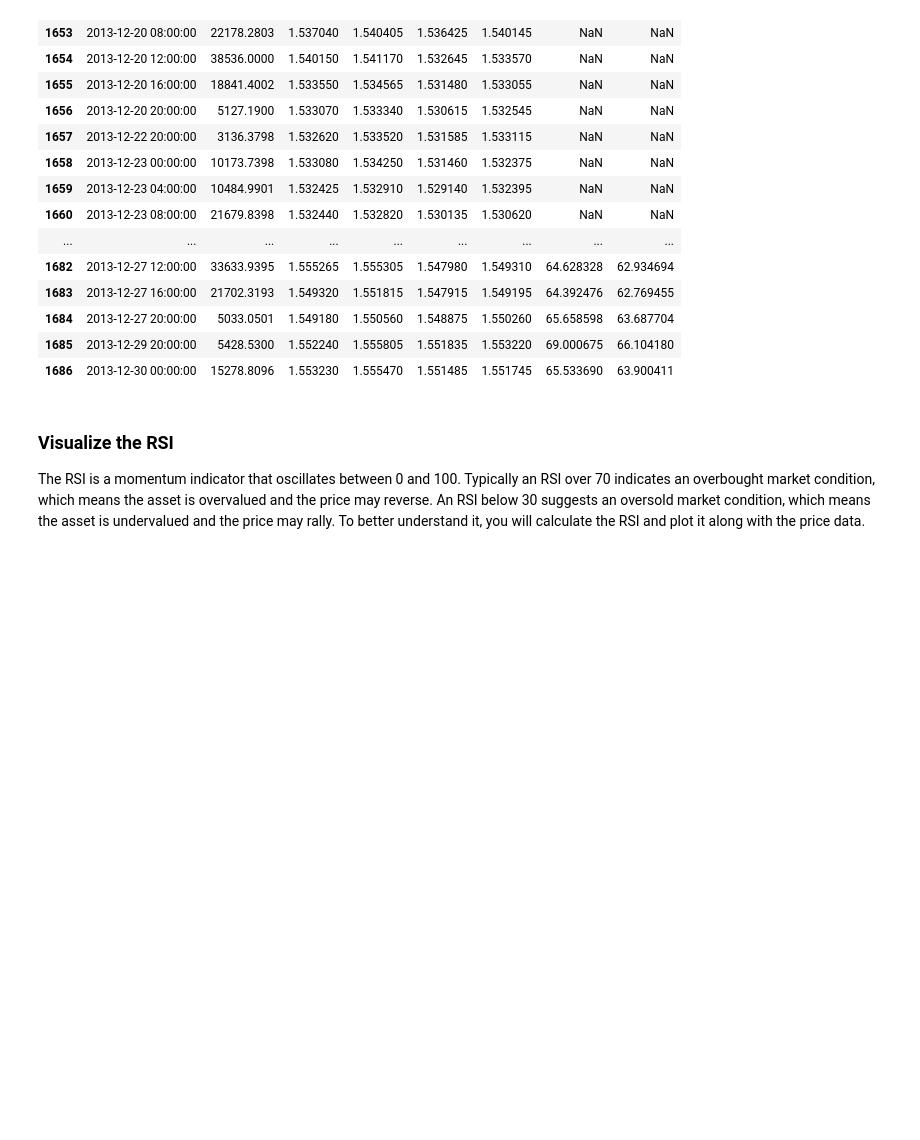
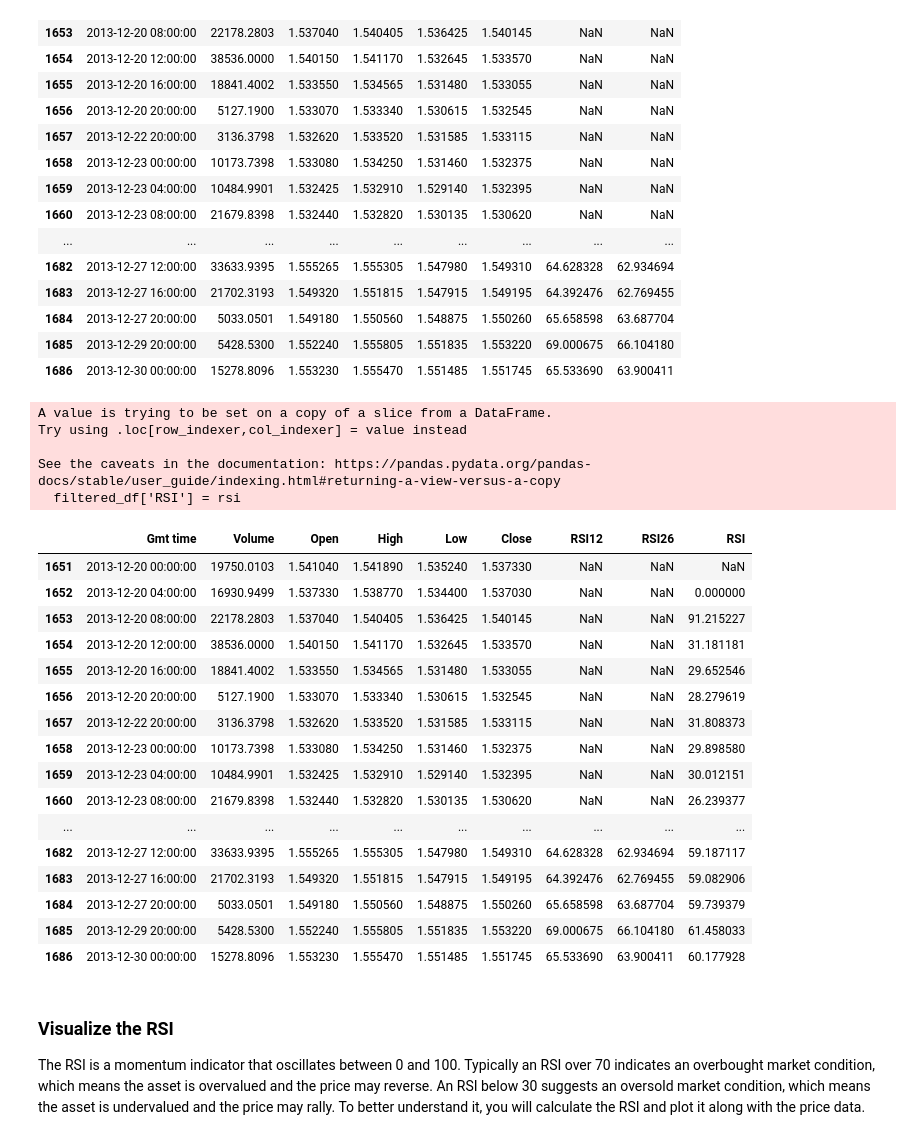
Before and after one commit to gplinkage/Data-Science-ML-AI, a Jupyter notebook: Projects/BDS35_27SEP_Stock_Projecct.ipynb, the cells around one changed output. Saved outputs shown, nothing was run; the diff lists cells and outputs as text; code cells hidden in the pictures; blank space fills up the shorter version.

```diff
--- a/Projects/BDS35_27SEP_Stock_Projecct.ipynb
+++ b/Projects/BDS35_27SEP_Stock_Projecct.ipynb
@@ -335,6 +335,32 @@ See the caveats in the documentation: https://pandas.pydata.org/pandas-docs/stab
 | 1684 | 2013-12-27 20:00:00 | 5033.0501 | 1.549180 | 1.550560 | 1.548875 | 1.550260 | 65.658598 | 63.687704 |
 | 1685 | 2013-12-29 20:00:00 | 5428.5300 | 1.552240 | 1.555805 | 1.551835 | 1.553220 | 69.000675 | 66.104180 |
 | 1686 | 2013-12-30 00:00:00 | 15278.8096 | 1.553230 | 1.555470 | 1.551485 | 1.551745 | 65.533690 | 63.900411 |
+# %%
+filtered_df = calculate_rsi(filtered_df)
+filtered_df
+# %% [output]
+A value is trying to be set on a copy of a slice from a DataFrame.
+Try using .loc[row_indexer,col_indexer] = value instead
+
+See the caveats in the documentation: https://pandas.pydata.org/pandas-docs/stable/user_guide/indexing.html#returning-a-view-versus-a-copy
+  filtered_df['RSI'] = rsi
+|  | Gmt time | Volume | Open | High | Low | Close | RSI12 | RSI26 | RSI |
+| 1651 | 2013-12-20 00:00:00 | 19750.0103 | 1.541040 | 1.541890 | 1.535240 | 1.537330 | NaN | NaN | NaN |
+| 1652 | 2013-12-20 04:00:00 | 16930.9499 | 1.537330 | 1.538770 | 1.534400 | 1.537030 | NaN | NaN | 0.000000 |
+| 1653 | 2013-12-20 08:00:00 | 22178.2803 | 1.537040 | 1.540405 | 1.536425 | 1.540145 | NaN | NaN | 91.215227 |
+| 1654 | 2013-12-20 12:00:00 | 38536.0000 | 1.540150 | 1.541170 | 1.532645 | 1.533570 | NaN | NaN | 31.181181 |
+| 1655 | 2013-12-20 16:00:00 | 18841.4002 | 1.533550 | 1.534565 | 1.531480 | 1.533055 | NaN | NaN | 29.652546 |
+| 1656 | 2013-12-20 20:00:00 | 5127.1900 | 1.533070 | 1.533340 | 1.530615 | 1.532545 | NaN | NaN | 28.279619 |
+| 1657 | 2013-12-22 20:00:00 | 3136.3798 | 1.532620 | 1.533520 | 1.531585 | 1.533115 | NaN | NaN | 31.808373 |
+| 1658 | 2013-12-23 00:00:00 | 10173.7398 | 1.533080 | 1.534250 | 1.531460 | 1.532375 | NaN | NaN | 29.898580 |
+| 1659 | 2013-12-23 04:00:00 | 10484.9901 | 1.532425 | 1.532910 | 1.529140 | 1.532395 | NaN | NaN | 30.012151 |
+| 1660 | 2013-12-23 08:00:00 | 21679.8398 | 1.532440 | 1.532820 | 1.530135 | 1.530620 | NaN | NaN | 26.239377 |
+| ... | ... | ... | ... | ... | ... | ... | ... | ... | ... |
+| 1682 | 2013-12-27 12:00:00 | 33633.9395 | 1.555265 | 1.555305 | 1.547980 | 1.549310 | 64.628328 | 62.934694 | 59.187117 |
+| 1683 | 2013-12-27 16:00:00 | 21702.3193 | 1.549320 | 1.551815 | 1.547915 | 1.549195 | 64.392476 | 62.769455 | 59.082906 |
+| 1684 | 2013-12-27 20:00:00 | 5033.0501 | 1.549180 | 1.550560 | 1.548875 | 1.550260 | 65.658598 | 63.687704 | 59.739379 |
+| 1685 | 2013-12-29 20:00:00 | 5428.5300 | 1.552240 | 1.555805 | 1.551835 | 1.553220 | 69.000675 | 66.104180 | 61.458033 |
+| 1686 | 2013-12-30 00:00:00 | 15278.8096 | 1.553230 | 1.555470 | 1.551485 | 1.551745 | 65.533690 | 63.900411 | 60.177928 |
 # %% [markdown]
 ### Visualize the RSI
 The RSI is a momentum indicator that oscillates between 0 and 100. Typically an RSI over 70 indicates an overbought market condition, which means the asset is overvalued and the price may reverse. An RSI below 30 suggests an oversold market condition, which means the asset is undervalued and the price may rally. To better understand it, you will calculate the RSI and plot it along with the price data.
```
Also changed, not shown: parts of 5 cells of this notebook.
